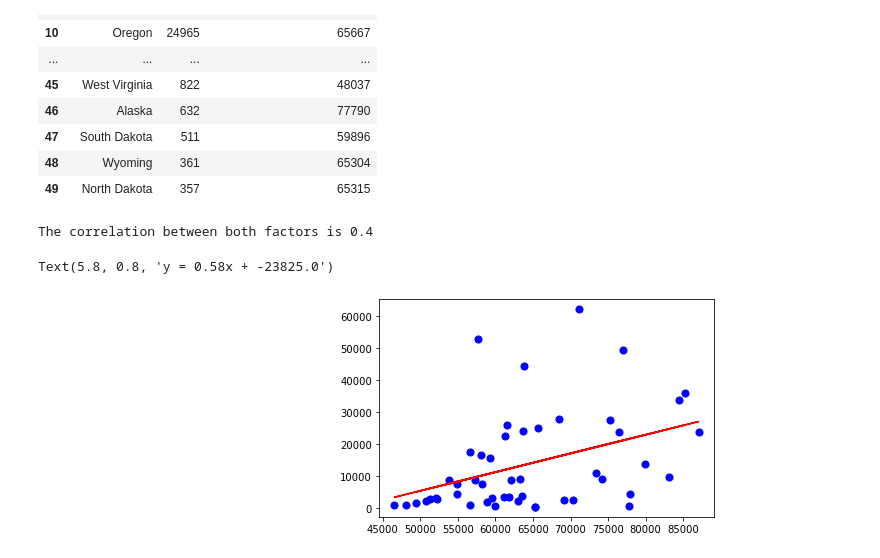
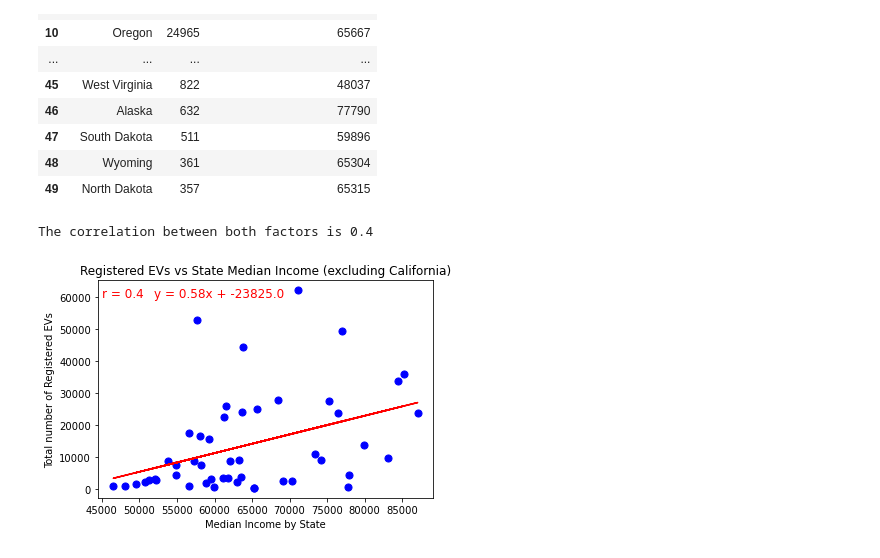
Before and after one commit to xnotynot/project1-evdata, a Jupyter notebook: Notebook/EV count compared to Median income (State).ipynb, the cells around one changed output. Cells and saved outputs as stored; diff of their text form; code cells hidden in the pictures.

```diff
--- a/Notebook/EV count compared to Median income (State).ipynb
+++ b/Notebook/EV count compared to Median income (State).ipynb
@@ -91,15 +93,18 @@ income_count3
 # %%
 x_axis3 = income_count3['HouseholdIncome (Median)']
 y_axis3 = income_count3['Total']
 correlation2 = st.pearsonr(x_axis3,y_axis3)
-print(f"The correlation between both factors is {round(correlation2[0],2)}")
 (slope, intercept, rvalue, pvalue, stderr) = linregress(x_axis3,y_axis3)
 regress_values = x_axis3 * slope + intercept
 line_eq = "y = " + str(round(slope,2)) + "x + " + str(round(intercept,2))
 plt.scatter(x_axis3,y_axis3, color = 'blue', s = 50)
 plt.plot(x_axis3,regress_values,"r-")
-plt.annotate(line_eq,(5.8,0.8),fontsize=15,color="red")
+plt.annotate(line_eq,(52000,60000),fontsize=12,color="red")
+plt.annotate(f"r = {round(correlation2[0],2)}",(45000,60000),fontsize=12,color="red")
+plt.xlabel('Median Income by State')
+plt.ylabel('Total number of Registered EVs')
+plt.title('Registered EVs vs State Median Income (excluding California)')
+print(f"The correlation between both factors is {round(correlation2[0],2)}")
 # %% [output]
 The correlation between both factors is 0.4
-Text(5.8, 0.8, 'y = 0.58x + -23825.0')
-[figure, old version]
+[figure, new version]
```
Also changed, not shown: parts of 2 cells of this notebook.
